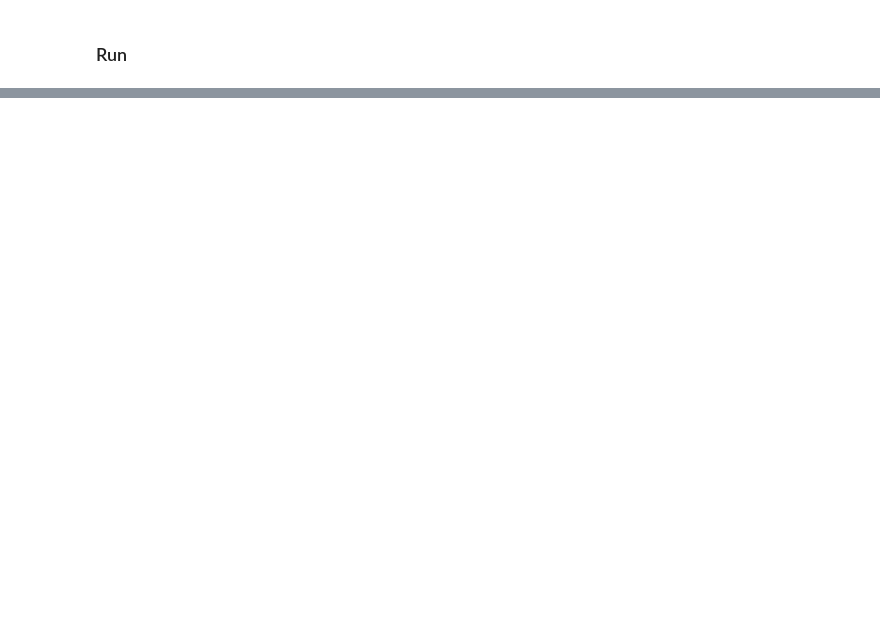
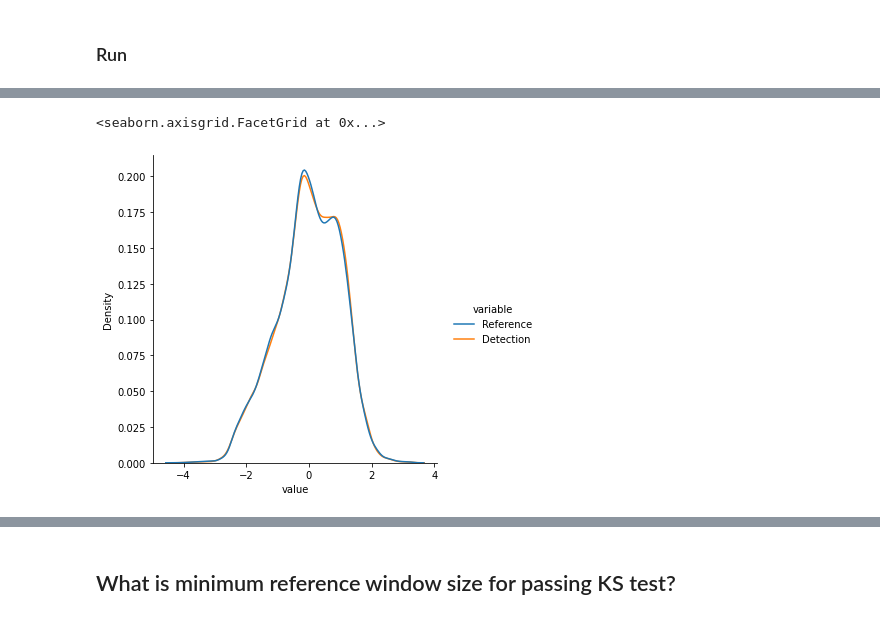
Before and after one commit to fastforwardlabs/concept-drift, a Jupyter notebook: notebooks/Covtype_experiment_dev.ipynb, the cells around one changed output, grey strips where cells are left out. Drawn from its saved outputs; the diff is of its cells as text; code cells hidden in the pictures; blank space fills up the shorter version.

```diff
--- a/notebooks/Covtype_experiment_dev.ipynb
+++ b/notebooks/Covtype_experiment_dev.ipynb
@@ -129,0 +323,2 @@ plot_response_distributions_bysplit(sqsi_mr)
+# %%
+transformed_ref_features = column_transformer.transform(ref_features)
@@ -129,0 +327,2 @@ plot_response_distributions_bysplit(sqsi_mr)
+# %%
+transformed_det_features = column_transformer.transform(det_features)
@@ -129,0 +379,13 @@ plot_response_distributions_bysplit(sqsi_mr)
+# %%
+# transformed distribution
+df = pd.DataFrame(
+    np.stack([transformed_ref_features[:, 0], transformed_det_features[:, 0]]).T,
+    columns=["Reference", "Detection"],
+).melt()
+
+df.value = df.value.astype("float")
+
+sns.displot(data=df, kind="kde", x="value", hue="variable")
+# %% [output]
+<seaborn.axisgrid.FacetGrid at 0x...>
+[figure, added]
@@ -129,0 +393,2 @@ plot_response_distributions_bysplit(sqsi_mr)
+# %% [markdown]
+## What is minimum reference window size for passing KS test?
```
Also changed, not shown: parts of 50 cells of this notebook, 2 other files.
